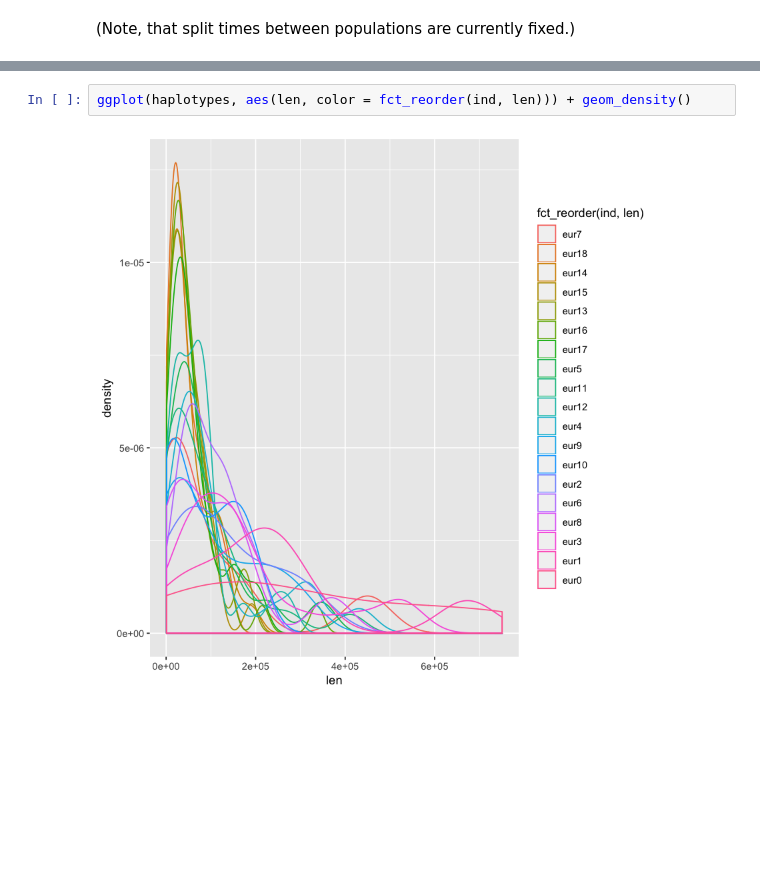
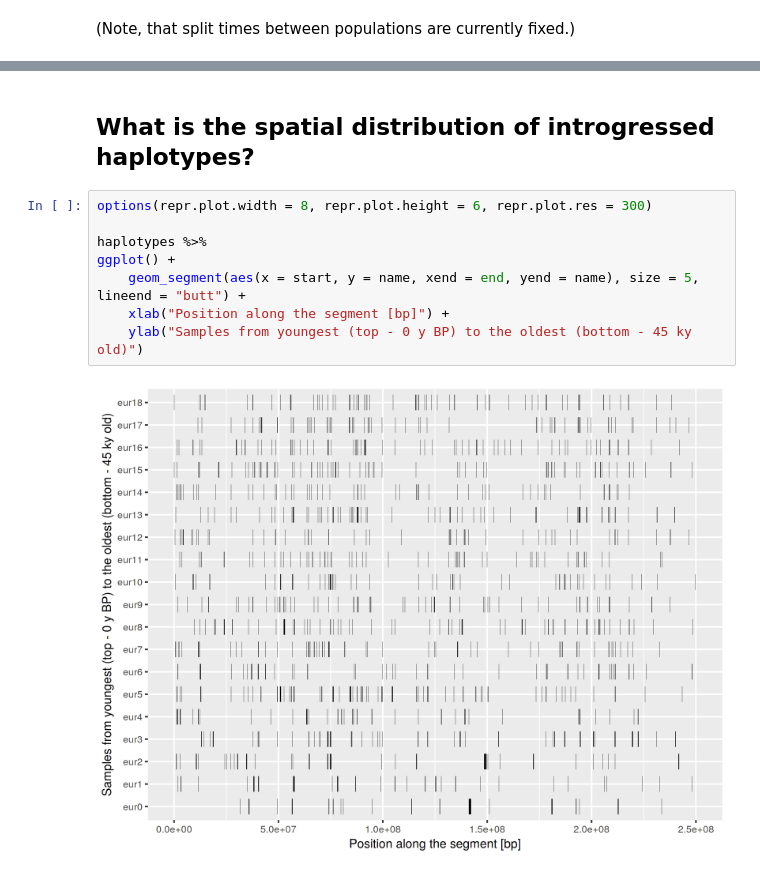
Before and after one commit to BenjaminPeter/demography, a Jupyter notebook: examples.ipynb, the cells around one changed output, grey strips where cells are left out. Drawn from its saved outputs; the diff is of its cells as text; blank space fills up the shorter version.

```diff
--- a/examples.ipynb
+++ b/examples.ipynb
@@ -120,4 +126,12 @@ haplotypes %>% head
-# %%
-ggplot(haplotypes, aes(len, color = fct_reorder(ind, len))) + geom_density()
-# %% [output]
-[figure, removed]
+# %% [markdown]
+## What is the spatial distribution of introgressed haplotypes?
+# %%
+options(repr.plot.width = 8, repr.plot.height = 6, repr.plot.res = 300)
+
+haplotypes %>%
+ggplot() +
+    geom_segment(aes(x = start, y = name, xend = end, yend = name), size = 5, lineend = "butt") +
+    xlab("Position along the segment [bp]") +
+    ylab("Samples from youngest (top - 0 y BP) to the oldest (bottom - 45 ky old)")
+# %% [output]
+[figure, added]
```
Also changed, not shown: parts of 12 cells of this notebook.
